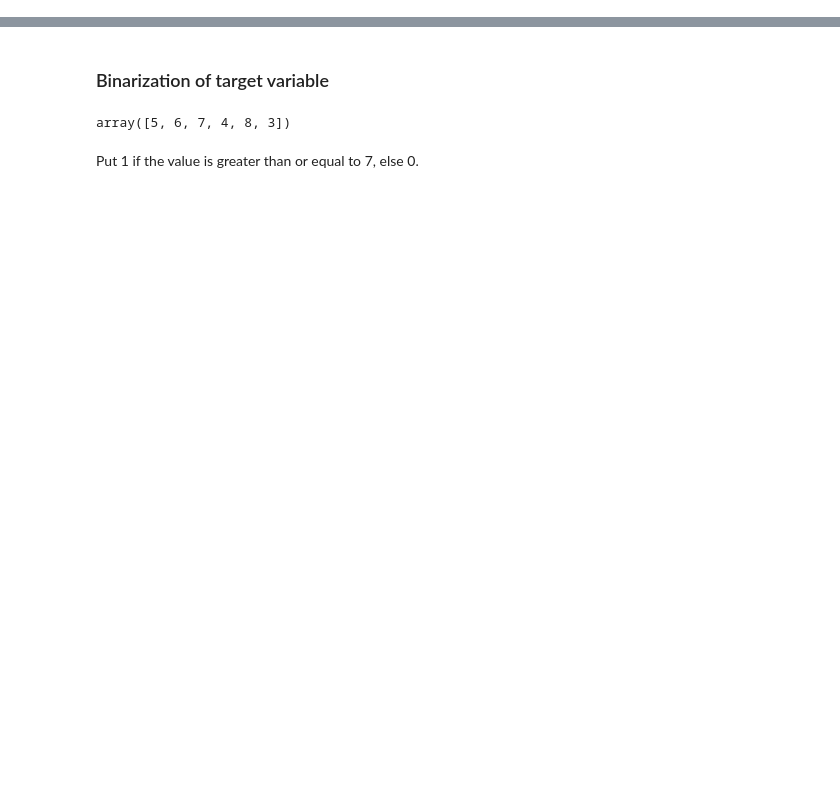
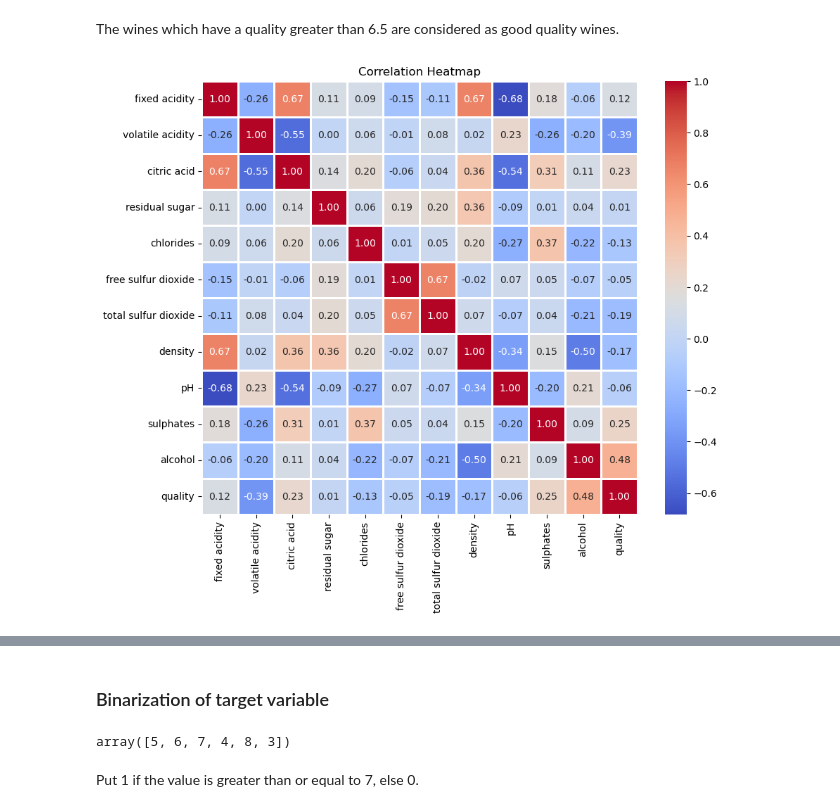
Before and after one commit to alpertoo/Machine-Learning-Projects, a Jupyter notebook: Wine Quality/wine.ipynb, the cells around one changed output, grey strips where cells are left out. Drawn from its saved outputs; the diff is of its cells as text; code cells hidden in the pictures; blank space fills up the shorter version.

```diff
--- a/Wine Quality/wine.ipynb
+++ b/Wine Quality/wine.ipynb
@@ -163,0 +107,10 @@ sns.heatmap(data.corr(), annot = True, fmt = '0.2f')
+# %% [markdown]
+The wines which have a quality greater than 6.5 are considered as good quality wines.
+# %%
+# Correlation Heatmap
+plt.figure(figsize=(10, 8))
+sns.heatmap(wine_data.corr(), annot=True, fmt = "0.2f", cmap='coolwarm', linewidths=2)
+plt.title('Correlation Heatmap')
+plt.show()
+# %% [output]
+[figure, added]
```
Also changed, not shown: parts of 159 cells of this notebook, 4 other files.
